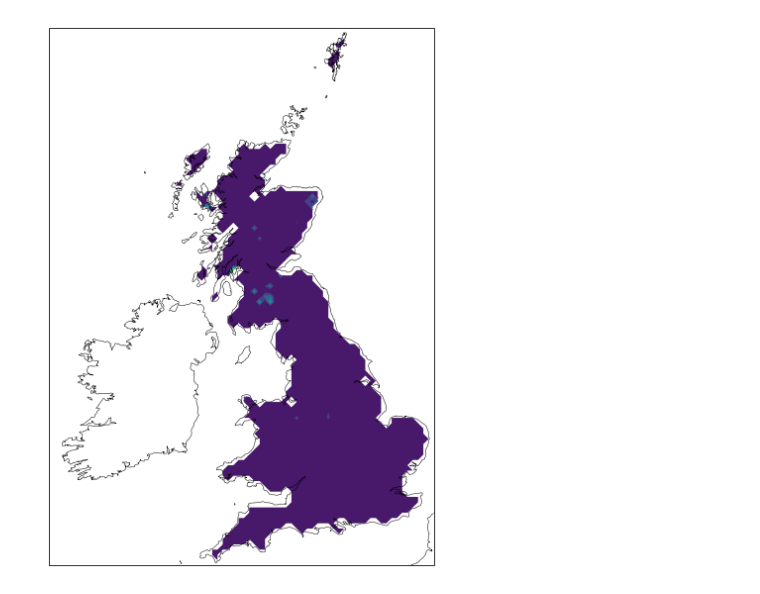
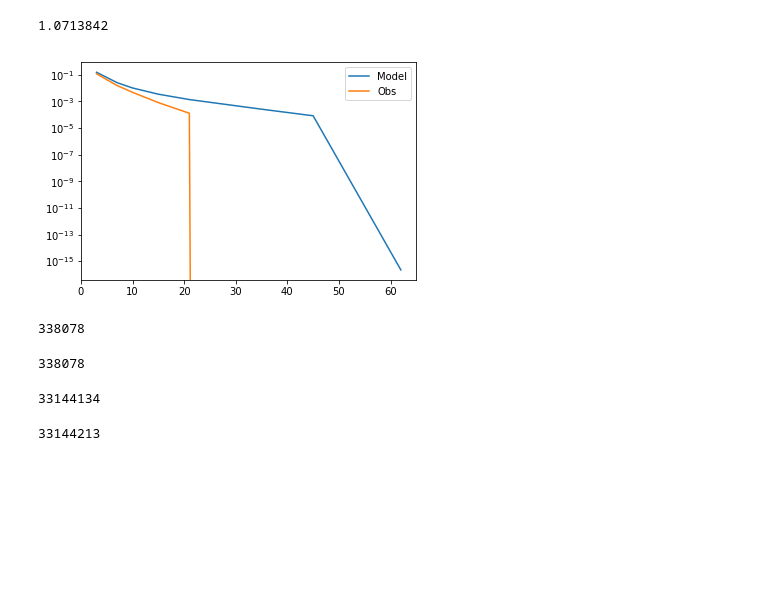
Before and after one commit to masher92/UKCP18, a Jupyter notebook: DataProcessing/CombineDataAcrossRegion/Untitled1.ipynb, the cells around one changed output. Drawn from its saved outputs; the diff is of its cells as text; code cells hidden in the pictures; blank space fills up the shorter version.

```diff
--- a/DataProcessing/CombineDataAcrossRegion/Untitled1.ipynb
+++ b/DataProcessing/CombineDataAcrossRegion/Untitled1.ipynb
@@ -403,9 +159,0 @@ getting mask
-# %%
-# Check the plotting
-fig,ax = plt.subplots(figsize=(12,10))
-iplt.contourf(masked_cube[150])
-plt.gca().coastlines(resolution='10m', color='black', linewidth=0.5);
-fig.savefig("Scripts/UKCP18_Validation/PrecipitationPDFs/leeds-at-centre/Figs/RCMvsCPMvsObs/12km_map_NIMROD.png",
-           bbox_inches="tight")
-# %% [output]
-[figure, removed]
@@ -411,0 +191,58 @@ fig.savefig("Scripts/UKCP18_Validation/PrecipitationPDFs/leeds-at-centre/Figs/RC
+# %%
+data = model_cube.data
+data = data[~np.isnan(data)]
+data = data[data >= 0.1]
+np.nanmean(data)
+# %% [output]
+1.0713842
+# %%
+bins_i_want  =  [0.5, 3, 7, 10,15, 21, 35,45, 62]
+data = data[~np.isnan(data)]
+data = data[data >= 0.1]
+count, bins_count = np.histogram(data, bins=bins_i_want)
+pdf = count / sum(count)
+cdf = np.cumsum(pdf)
+reverse_cdf = 1-cdf
+plt.plot(bins_count[1:], reverse_cdf, label="Model")
+
+obs_data = np.load('/nfs/a319/gy17m2a/PhD/ProcessedData/TimeSeries/CEH-GEAR/12km/NearestNeighbour/2000_compressed.npy')
+obs_data = obs_data[~np.isnan(obs_data)]
+obs_data = obs_data[obs_data >= 0.1]
+count, bins_count = np.histogram(obs_data, bins=bins_i_want)
+pdf = count / sum(count)
+cdf = np.cumsum(pdf)
+reverse_cdf = 1-cdf
+plt.plot(bins_count[1:], reverse_cdf, label="Obs")
+
+plt.legend()
+plt.yscale('log')
+plt.show()
+# %% [output]
+[figure, added]
+# %%
+obs_data = np.load('/nfs/a319/gy17m2a/PhD/ProcessedData/TimeSeries/CEH-GEAR/12km/NearestNeighbour/2000_compressed.npy')
+obs_data = obs_data[~np.isnan(obs_data)]
+obs_data = obs_data[obs_data >= 0.1]
+len(obs_data)
+# %% [output]
+338078
+# %%
+bins_i_want  =  [0.05, 3, 7, 10,15, 21, 35,45, 62, 78]
+count, bins_count = np.histogram(obs_data, bins=bins_i_want)
+count.sum()
+# %% [output]
+338078
+# %%
+data = data[~np.isnan(data)]
+data = data[data >= 0.1]
+count, bins_count = np.histogram(data, bins=bins_i_want)
+pdf = count / sum(count)
+cdf = np.cumsum(pdf)
+ax.plot(bins_count[1:], cdf, label="Model")
+count.sum()
+# %% [output]
+33144134
+# %%
+len(data)
+# %% [output]
+33144213
```
Also changed, not shown: parts of 16 cells of this notebook, 5 other files.
